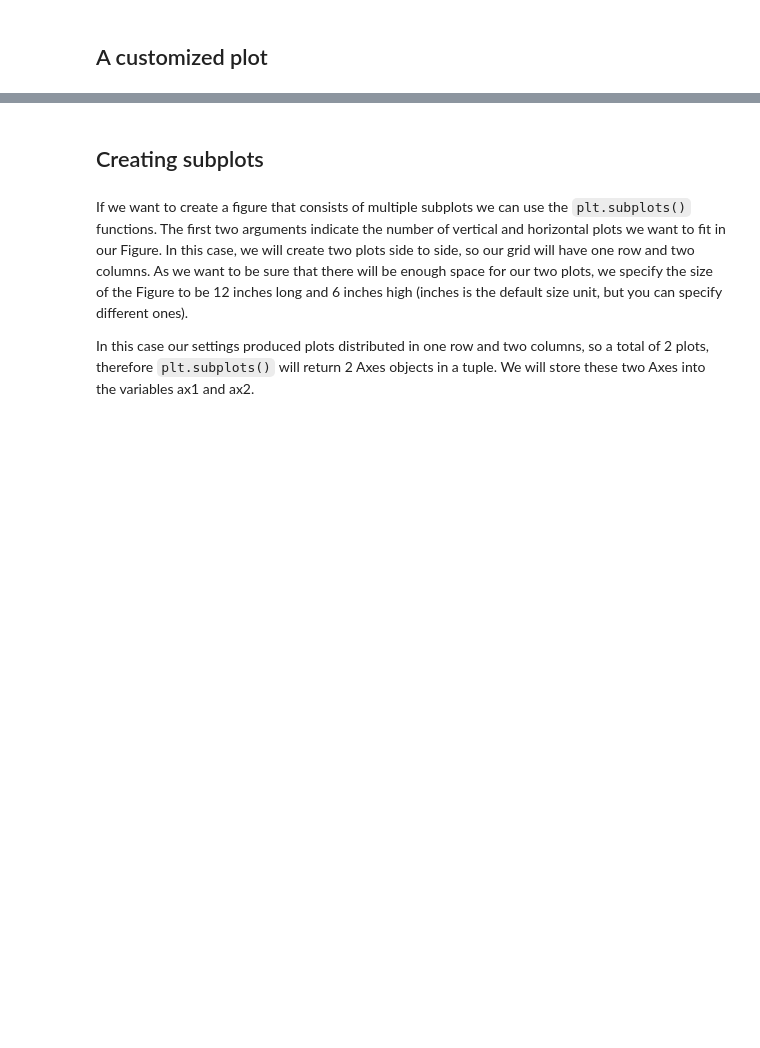
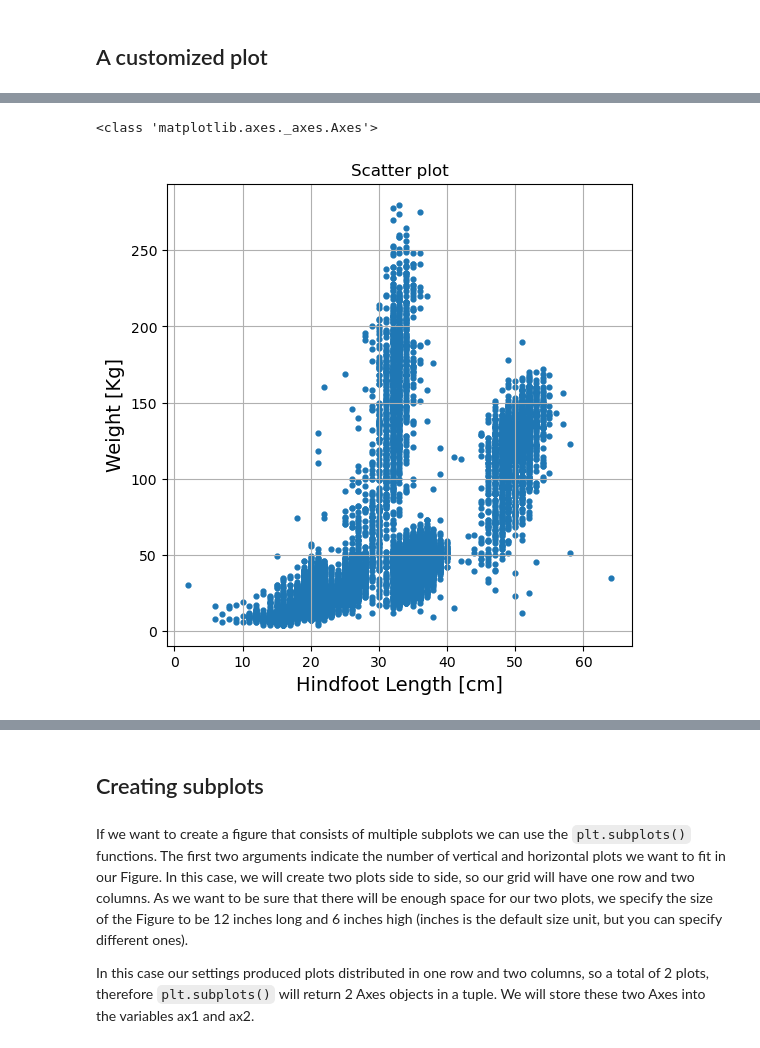
Before and after one commit to UtrechtUniversity/workshop-introduction-to-python, a Jupyter notebook: book/data-science-with-pandas-4.ipynb, the cells around one changed output, grey strips where cells are left out. Drawn from its saved outputs; the diff is of its cells as text; code cells hidden in the pictures; blank space fills up the shorter version.

Commit message:
A customized plot session improved

```diff
--- a/book/data-science-with-pandas-4.ipynb
+++ b/book/data-science-with-pandas-4.ipynb
@@ -81 +83,10 @@ Certain attributes like the Figure size and the number of plots inside the Figur
+# %%
+ax = surveys.plot(x='hindfoot_length',y='weight',kind='scatter',grid=True, s=12, figsize=(6,6), title = 'Scatter plot')
+ax.set_xlabel(xlabel = 'Hindfoot Length [cm]', fontsize=14)
+ax.set_ylabel(ylabel = 'Weight [Kg]', fontsize=14)
+
+print(type(ax))
+# %% [output]
+<class 'matplotlib.axes._axes.Axes'>
+[figure, added]
 # %% [markdown]
```
Also changed, not shown: parts of 6 cells of this notebook.
